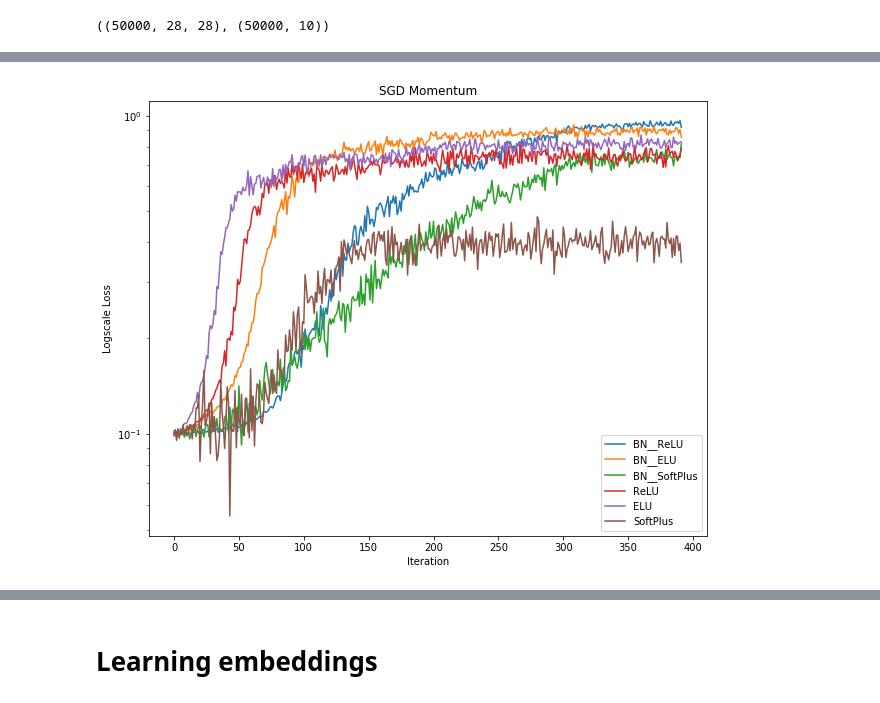
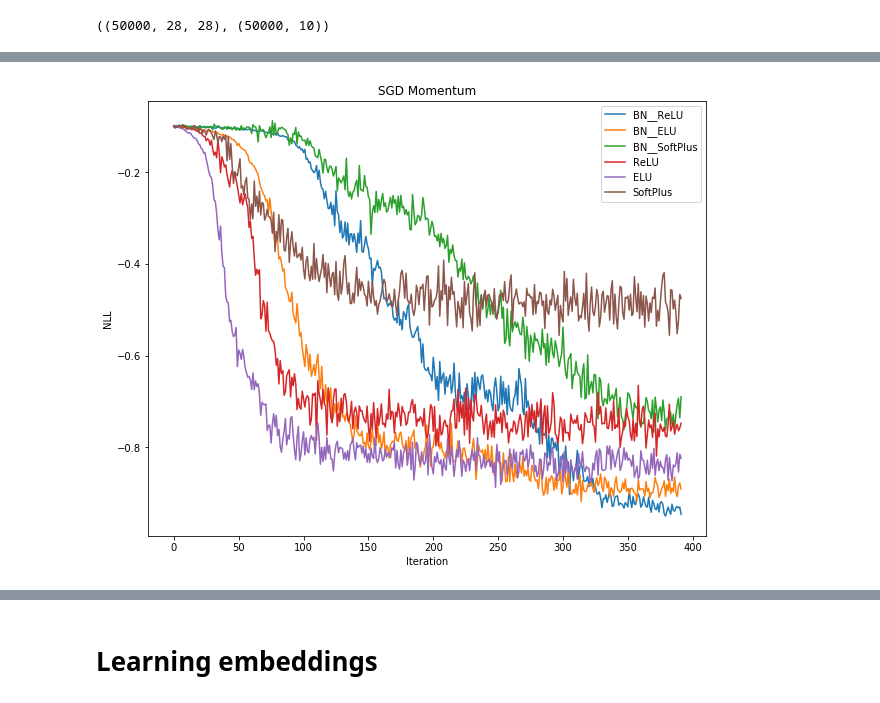
Before and after one commit to SomeoneSerge/skt_deeplearning, a Jupyter notebook: HW1/homework_main-basic.ipynb, the cells around one changed output, grey strips where cells are left out. Saved outputs shown, nothing was run; the diff lists cells and outputs as text; code cells hidden in the pictures.

Commit message:
plots wo logscale look better

```diff
--- a/HW1/homework_main-basic.ipynb
+++ b/HW1/homework_main-basic.ipynb
@@ -149,11 +149,11 @@ def train(net, batch_size, X, Y, criterion, optimizer, n_epoch,
 
         print('Current loss: %f' % loss)
 
-    ax.semilogy(np.abs(loss_history), label=label)
+    ax.plot(loss_history, label=label)
 
 fig, ax = plt.subplots(figsize=(8, 6))
 ax.set_xlabel('# Iteration')
-ax.set_ylabel('LogLoss')
+ax.set_ylabel('NLL')
 ax.set_title('Training loss')
 train(net, batch_size, X, Y, criterion, sgd_momentum, n_epoch, ax, 'Loss',
       optimizer_config, optimizer_state)
@@ -236,7 +236,7 @@ mnist_crit = ClassNLLCriterion()
 
 fig, ax = plt.subplots(figsize=(10, 8))
 ax.set_xlabel('Iteration')
-ax.set_ylabel('Logscale Loss')
+ax.set_ylabel('NLL')
 ax.set_title('SGD Momentum')
 
 
@@ -298,4 +298,4 @@ Current loss: -0.345670
-[figure, old version]
+[figure, new version]
 # %%
 def new_nn(activation):
     net = Sequential()
```
Also changed, not shown: parts of 6 cells of this notebook.
